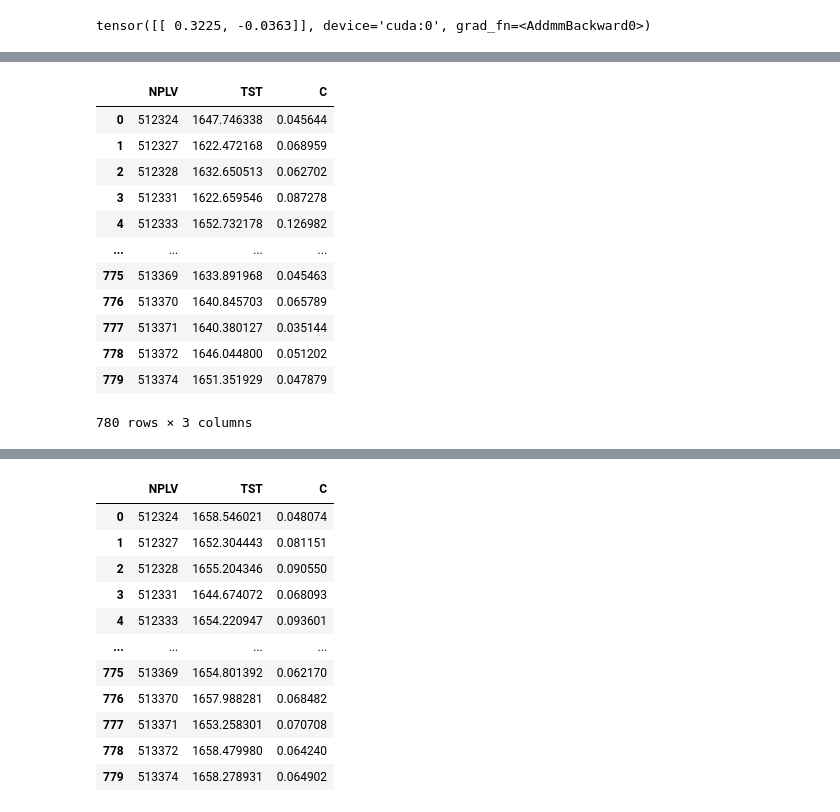
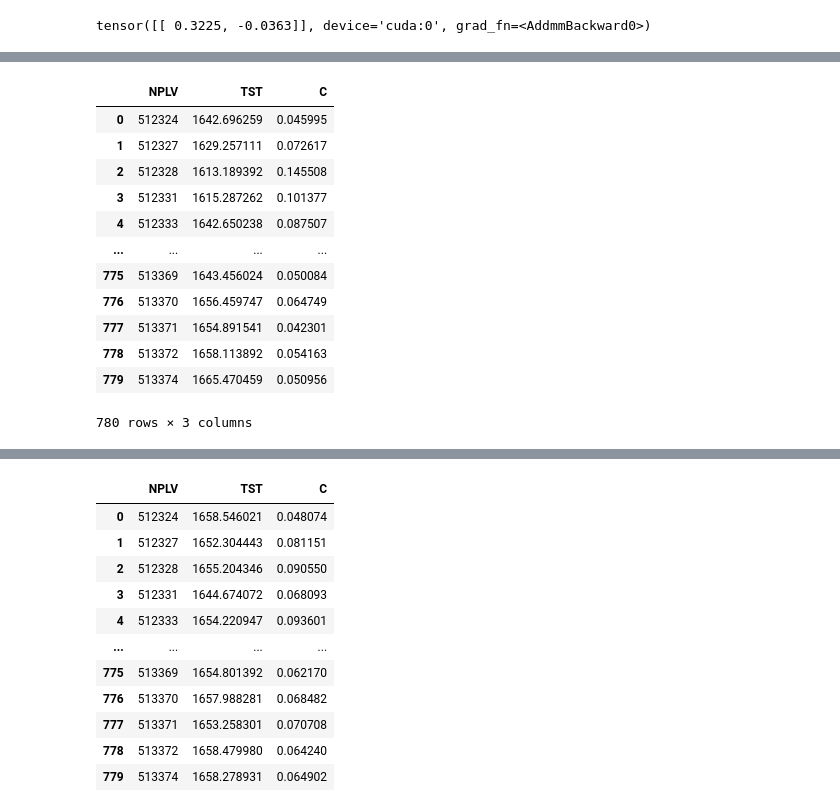
Before and after one commit to ifserge/evrazai, a Jupyter notebook: notebooks/model2.ipynb, the cells around one changed output, grey strips where cells are left out. Cells and saved outputs as stored; diff of their text form; code cells hidden in the pictures.

```diff
--- a/notebooks/model2.ipynb
+++ b/notebooks/model2.ipynb
@@ -537,7 +559,11 @@ fix_all_seeds(239)
 
 nplvs = df_train_static.NPLV.unique()
 
+i = 0
 for vipl_train, vipl_valid in kf.split(nplvs):
-    break
+    if i == 1:
+        break
+    i+= 1
+
 nplv_train = [nplvs[x] for x in vipl_train if nplvs[x] not in [511156,512299]]
 nplv_valid = [nplvs[x] for x in vipl_valid if nplvs[x] not in [511156,512299]]
@@ -583,11 +586,10 @@ criterion1 = nn.L1Loss()
 criterion2 = nn.L1Loss()
 optimizer = torch.optim.AdamW(model.parameters(), lr=1e-3, weight_decay=0.01)
 
-
 model.train();
 optimizer.zero_grad()
 
-best_metric = 0.6747572815533981
+best_metric = 0.0
 for epoch in range(300):
     for x in train_dl:
         out = model(x["static_cat"].long().to(device),
@@ -636,7 +638,7 @@ for epoch in range(300):
     m = metric(ys, outs)
     print(epoch, m)
     if m > best_metric:
-        torch.save(model.state_dict(), 'l1_model0.pth')
+        torch.save(model.state_dict(), 'l1_model1.pth')
         best_metric = m
     model.train()
     optimizer.zero_grad()
@@ -648,7 +843,7 @@ test_dl = DataLoader(test_ds, shuffle=False, batch_size=1, num_workers=0)
 
 model = EvrazModel(config).to(device)
 
-for i in range(1):
+for i in range(5):
     model.load_state_dict(torch.load('l1_model'+str(i) + '.pth'))
     model.eval()
     outs = []
@@ -665,7 +860,25 @@ for i in range(1):
             outs.append(out.detach().cpu().numpy())
     outs = np.concatenate(outs, axis=0)
     outs = target_scaler.inverse_transform(outs)
-    df_test_static['TST'] += outs[:,0] / 1.0
-    df_test_static['C'] += outs[:,1] / 1.0
+    df_test_static['TST'] += outs[:,0] / 5.0
+    df_test_static['C'] += outs[:,1] / 5.0
+# %%
+q = df_test_static[['NPLV','TST','C']].copy()
+q.to_csv('l1_5_folds.csv',index=False)
+q
+# %% [output]
+|  | NPLV | TST | C |
+| 0 | 512324 | 1642.696259 | 0.045995 |
+| 1 | 512327 | 1629.257111 | 0.072617 |
+| 2 | 512328 | 1613.189392 | 0.145508 |
+| 3 | 512331 | 1615.287262 | 0.101377 |
+| 4 | 512333 | 1642.650238 | 0.087507 |
+| ... | ... | ... | ... |
+| 775 | 513369 | 1643.456024 | 0.050084 |
+| 776 | 513370 | 1656.459747 | 0.064749 |
+| 777 | 513371 | 1654.891541 | 0.042301 |
+| 778 | 513372 | 1658.113892 | 0.054163 |
+| 779 | 513374 | 1665.470459 | 0.050956 |
+780 rows × 3 columns
 # %%
 q = df_test_static[['NPLV','TST','C']].copy()
@@ -673,16 +885,0 @@ q.to_csv('l1_fix2.csv',index=False)
-# %%
-q
-# %% [output]
-|  | NPLV | TST | C |
-| 0 | 512324 | 1647.746338 | 0.045644 |
-| 1 | 512327 | 1622.472168 | 0.068959 |
-| 2 | 512328 | 1632.650513 | 0.062702 |
-| 3 | 512331 | 1622.659546 | 0.087278 |
-| 4 | 512333 | 1652.732178 | 0.126982 |
-| ... | ... | ... | ... |
-| 775 | 513369 | 1633.891968 | 0.045463 |
-| 776 | 513370 | 1640.845703 | 0.065789 |
-| 777 | 513371 | 1640.380127 | 0.035144 |
-| 778 | 513372 | 1646.044800 | 0.051202 |
-| 779 | 513374 | 1651.351929 | 0.047879 |
-780 rows × 3 columns
```
Also changed, not shown: parts of 18 cells of this notebook, 9 other files.
